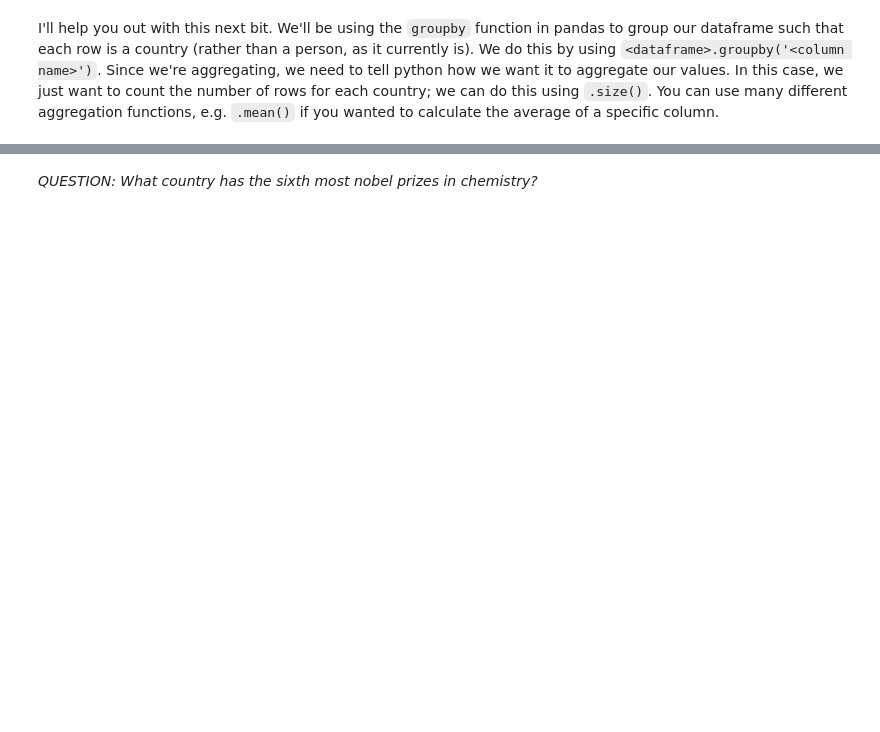
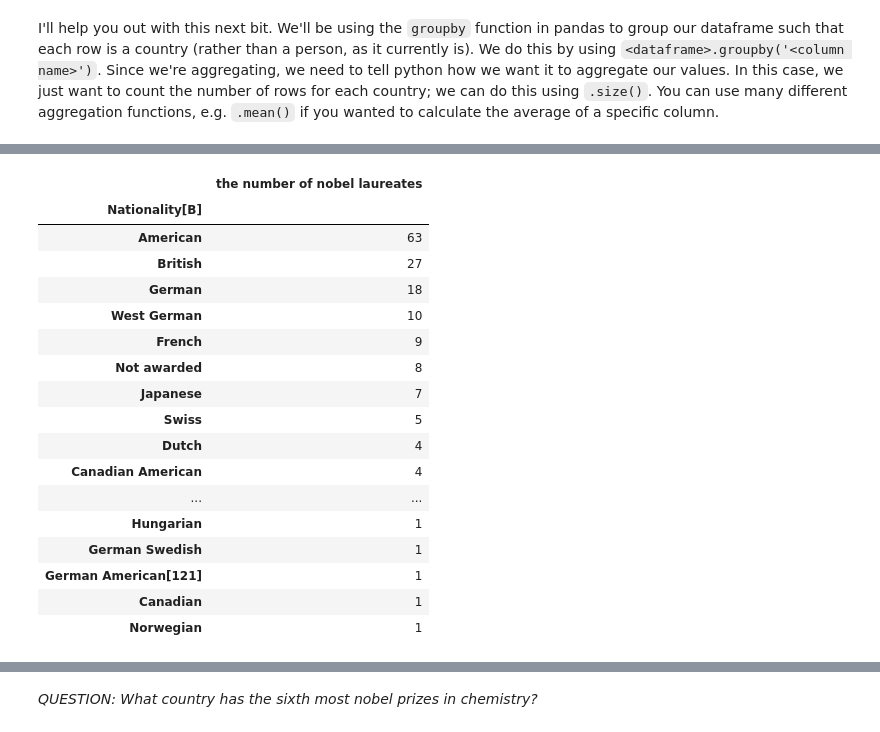
Before and after one commit to Sammy-aaa/QM2-1, a Jupyter notebook: notebooks/W02. Pandas.ipynb, the cells around one changed output, grey strips where cells are left out. Saved outputs shown, nothing was run; the diff lists cells and outputs as text; code cells hidden in the pictures; blank space fills up the shorter version.

```diff
--- a/notebooks/W02. Pandas.ipynb
+++ b/notebooks/W02. Pandas.ipynb
@@ -408,0 +466,22 @@ I'll help you out with this next bit. We'll be using the `groupby` function in p
+# %%
+# now sort it in descending order
+country.sort_values(by=["the number of nobel laureates"],ascending=False)
+# %% [output]
+|  | the number of nobel laureates |
+| Nationality[B] |  |
+| American | 63 |
+| British | 27 |
+| German | 18 |
+| West German | 10 |
+| French | 9 |
+| Not awarded | 8 |
+| Japanese | 7 |
+| Swiss | 5 |
+| Dutch | 4 |
+| Canadian American | 4 |
+| ... | ... |
+| Hungarian | 1 |
+| German Swedish | 1 |
+| German American[121] | 1 |
+| Canadian | 1 |
+| Norwegian | 1 |
```
Also changed, not shown: parts of 3 cells of this notebook.
